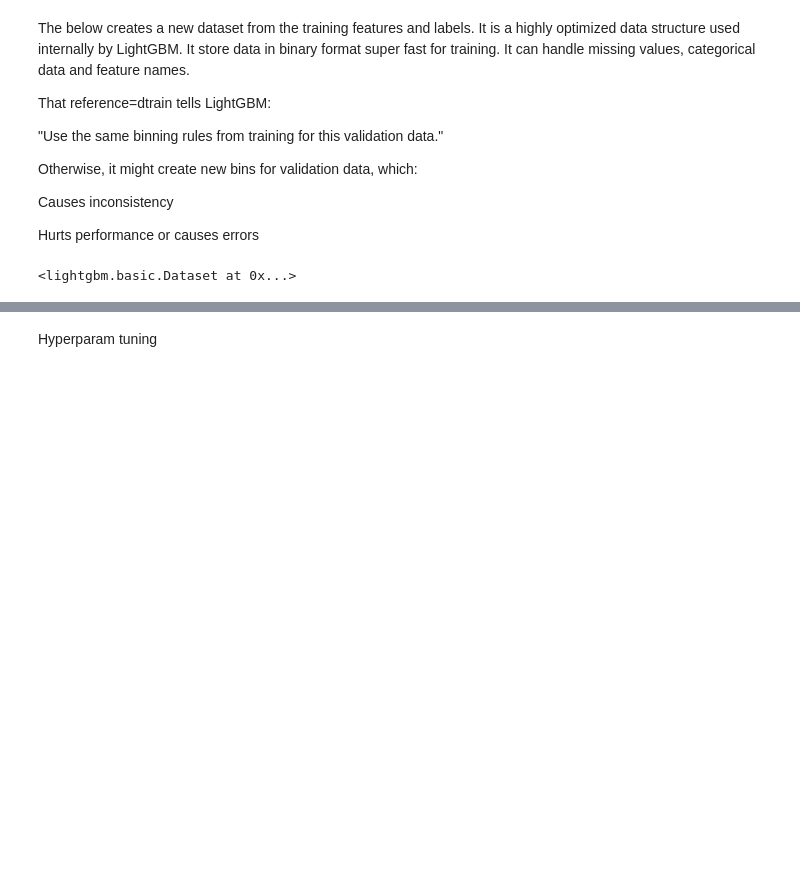
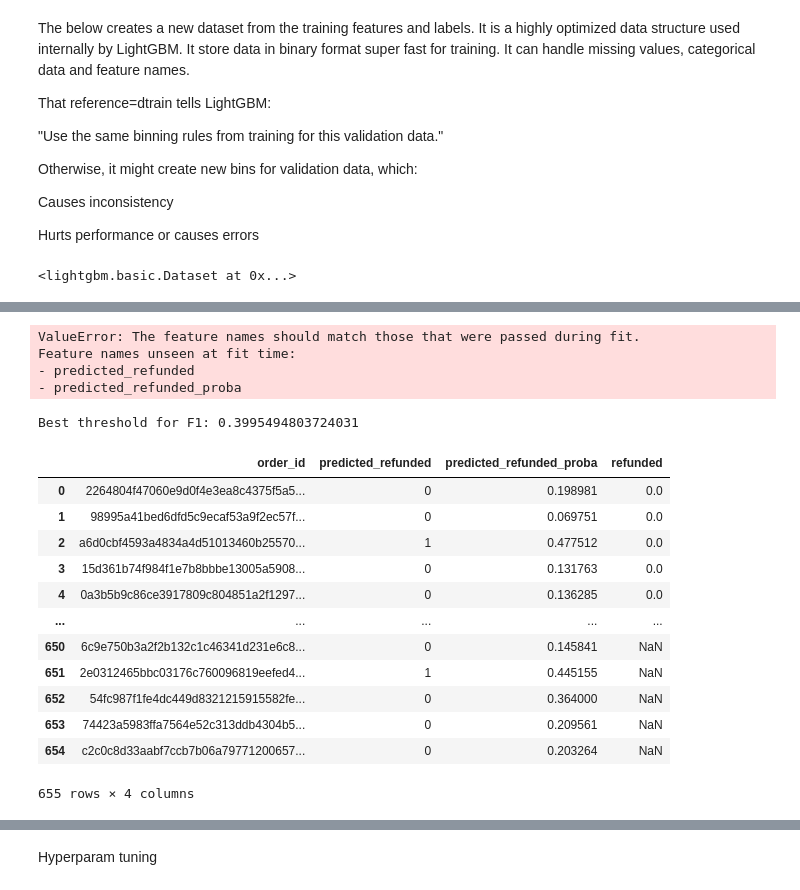
Before and after one commit to rsm-kkattigenahally/Kaggle-puffy-lost-sleep-challenge, a Jupyter notebook: predictions.ipynb, the cells around one changed output, grey strips where cells are left out. Drawn from its saved outputs; the diff is of its cells as text; code cells hidden in the pictures; blank space fills up the shorter version.

```diff
--- a/predictions.ipynb
+++ b/predictions.ipynb
@@ -792,0 +822,55 @@ weighted avg       0.78      0.78      0.78        86
+# %%
+# Prepare features for all rows in puffy_data (exclude refunded and unnecessary columns)
+drop_cols = ["client_id", "order_id", "line_items", "parsed_items", "order_timestamp", "order_datetime", "refunded"]
+X_puffy = puffy_data.drop(columns=drop_cols, errors="ignore")
+x_puffy_sclaled_full = scaler.transform(X_puffy)
+X_puffy = puffy_data.loc[puffy_data["refunded"].notnull(), X_puffy.columns]
+y_puffy = puffy_data.loc[puffy_data["refunded"].notnull(), "refunded"]
+# Scale using the previously fitted scaler
+X_puffy_scaled = scaler.transform(X_puffy)
+# %% [output]
+ValueError: The feature names should match those that were passed during fit.
+Feature names unseen at fit time:
+- predicted_refunded
+- predicted_refunded_proba
+# %%
+from sklearn.metrics import precision_recall_curve, f1_score
+
+# Predict probabilities on validation set
+val_pred_proba = model.predict_proba(X_puffy_scaled)[:, 1]
+
+# Get precision, recall, thresholds
+prec, rec, thresholds = precision_recall_curve(y_puffy, val_pred_proba)
+
+# Compute F1 for each threshold
+f1_scores = 2 * prec * rec / (prec + rec)
+best_idx = f1_scores.argmax()
+best_threshold = thresholds[best_idx]
+
+print("Best threshold for F1:", best_threshold)
+# %% [output]
+Best threshold for F1: 0.3995494803724031
+# %%
+# Predict probabilities and classes using the best LightGBM model
+puffy_pred_proba = model.predict_proba(x_puffy_sclaled_full)[:, 1]
+puffy_pred = (puffy_pred_proba > 0.399).astype(int)
+
+# Attach predictions to the puffy_data dataframe
+puffy_data["predicted_refunded"] = puffy_pred
+puffy_data["predicted_refunded_proba"] = puffy_pred_proba
+
+puffy_data[["order_id", "predicted_refunded", "predicted_refunded_proba", "refunded"]]
+# %% [output]
+|  | order_id | predicted_refunded | predicted_refunded_proba | refunded |
+| 0 | 2264804f47060e9d0f4e3ea8c4375f5a5... | 0 | 0.198981 | 0.0 |
+| 1 | 98995a41bed6dfd5c9ecaf53a9f2ec57f... | 0 | 0.069751 | 0.0 |
+| 2 | a6d0cbf4593a4834a4d51013460b25570... | 1 | 0.477512 | 0.0 |
+| 3 | 15d361b74f984f1e7b8bbbe13005a5908... | 0 | 0.131763 | 0.0 |
+| 4 | 0a3b5b9c86ce3917809c804851a2f1297... | 0 | 0.136285 | 0.0 |
+| ... | ... | ... | ... | ... |
+| 650 | 6c9e750b3a2f2b132c1c46341d231e6c8... | 0 | 0.145841 | NaN |
+| 651 | 2e0312465bbc03176c760096819eefed4... | 1 | 0.445155 | NaN |
+| 652 | 54fc987f1fe4dc449d8321215915582fe... | 0 | 0.364000 | NaN |
+| 653 | 74423a5983ffa7564e52c313ddb4304b5... | 0 | 0.209561 | NaN |
+| 654 | c2c0c8d33aabf7ccb7b06a79771200657... | 0 | 0.203264 | NaN |
+655 rows × 4 columns
```
Also changed, not shown: parts of 37 cells of this notebook, 8 other files.
